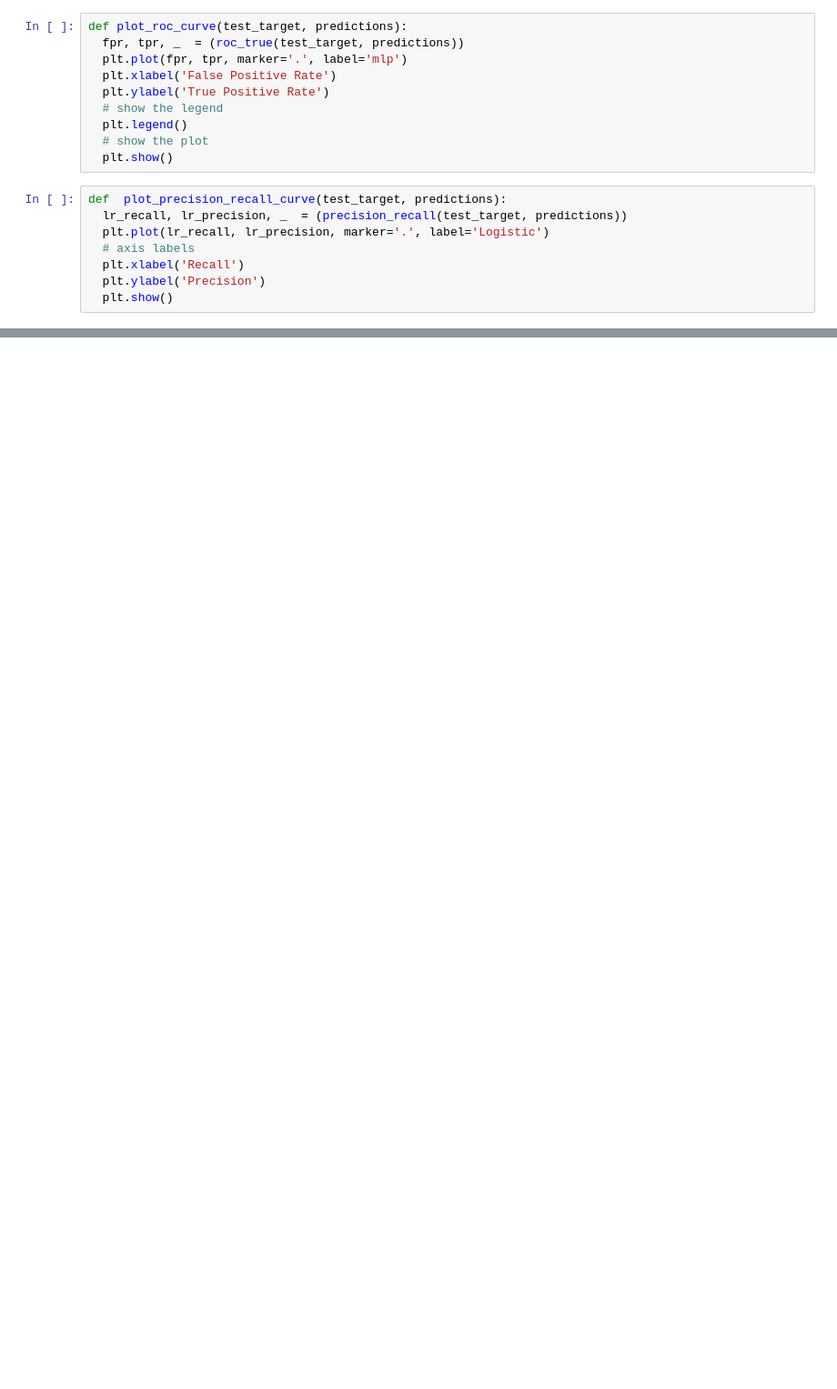
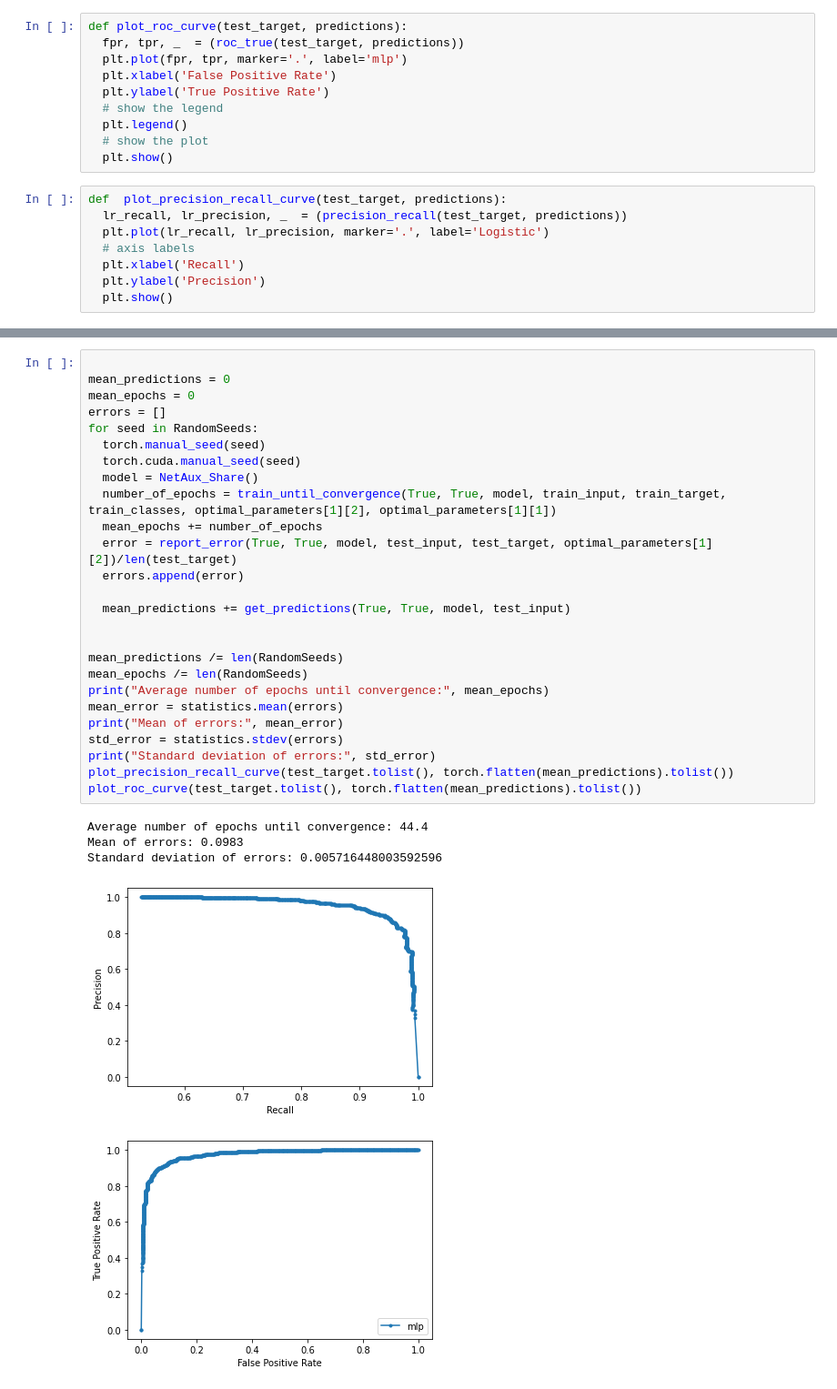
Before and after one commit to emdezla/DeepLearning, a Jupyter notebook: final_version_project_1.ipynb, the cells around one changed output, grey strips where cells are left out. Shown at 91% size. Saved outputs shown, nothing was run; the diff lists cells and outputs as text; blank space fills up the shorter version.

```diff
--- a/final_version_project_1.ipynb
+++ b/final_version_project_1.ipynb
@@ -595,0 +569,32 @@ number of epochs until convergence 66
+# %%
+
+mean_predictions = 0
+mean_epochs = 0
+errors = []
+for seed in RandomSeeds:
+  torch.manual_seed(seed)
+  torch.cuda.manual_seed(seed)
+  model = NetAux_Share()
+  number_of_epochs = train_until_convergence(True, True, model, train_input, train_target, train_classes, optimal_parameters[1][2], optimal_parameters[1][1])
+  mean_epochs += number_of_epochs
+  error = report_error(True, True, model, test_input, test_target, optimal_parameters[1][2])/len(test_target)
+  errors.append(error)
+
+  mean_predictions += get_predictions(True, True, model, test_input)
+
+
+mean_predictions /= len(RandomSeeds)
+mean_epochs /= len(RandomSeeds)
+print("Average number of epochs until convergence:", mean_epochs)
+mean_error = statistics.mean(errors)
+print("Mean of errors:", mean_error)
+std_error = statistics.stdev(errors)
+print("Standard deviation of errors:", std_error)
+plot_precision_recall_curve(test_target.tolist(), torch.flatten(mean_predictions).tolist())
+plot_roc_curve(test_target.tolist(), torch.flatten(mean_predictions).tolist())
+# %% [output]
+Average number of epochs until convergence: 44.4
+Mean of errors: 0.0983
+Standard deviation of errors: 0.005716448003592596
+[figure, added]
+[figure, added]
```
Also changed, not shown: parts of 19 cells of this notebook.
